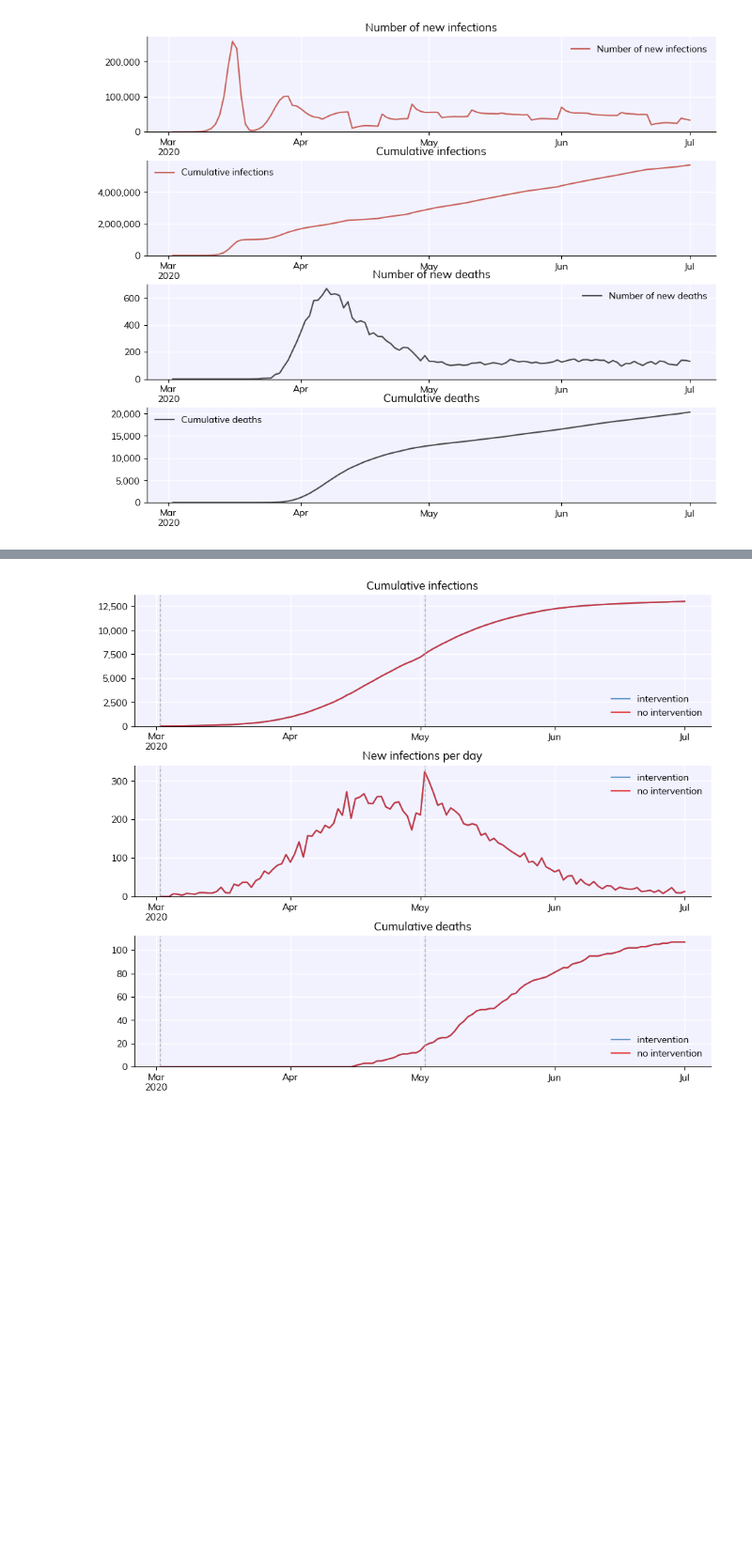
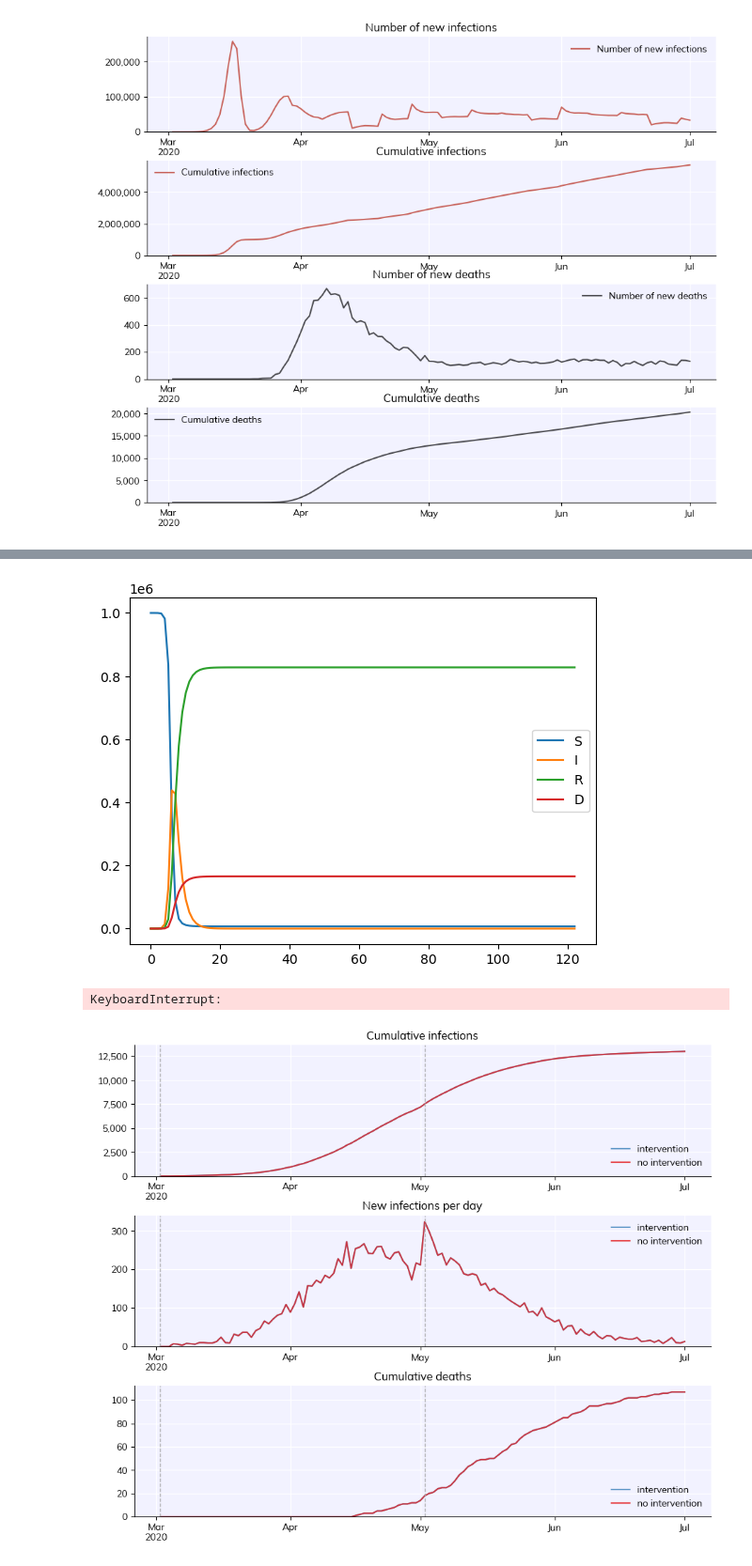
Before and after one commit to gregoirebechade/covid_internship, a Jupyter notebook: exploring.ipynb, the cells around one changed output, grey strips where cells are left out. Shown at 94% size. Saved outputs shown, nothing was run; the diff lists cells and outputs as text; code cells hidden in the pictures; blank space fills up the shorter version.

```diff
--- a/exploring.ipynb
+++ b/exploring.ipynb
@@ -115,0 +160,7 @@ pd.DataFrame({'new_deaths':new_deaths, 'n_infected':n_infected}).to_csv('deaths_
+# %%
+def derive(x, beta, N, gamma, d):
+    s=x[0]
+    i=x[1]
+    r=x[2]
+    deads=x[3]
+    return np.array([-beta*s*i/N, beta*s*i/N - gamma*i - d * i , gamma*i , d * i ])
@@ -115,0 +199,21 @@ pd.DataFrame({'new_deaths':new_deaths, 'n_infected':n_infected}).to_csv('deaths_
+# %%
+s_0=1000000 -1
+i_0=1
+r_0=0
+d_0=0
+beta=3
+gamma=0.5
+d=0.1
+t=len(y_cumul-1)
+dt=0.001
+%matplotlib inline
+S, I, R , D= run_sir([s_0, i_0, r_0, d_0], beta, gamma,d, t, dt)
+time=np.linspace(0, t, t)
+plt.plot(time, S,  label='S')
+plt.plot(time, I, label='I')
+plt.plot(time,R, label='R')
+plt.plot(time, D, label='D')
+plt.legend()
+plt.show()
+# %% [output]
+[figure, added]
@@ -116,3 +224,7 @@ pd.DataFrame({'new_deaths':new_deaths, 'n_infected':n_infected}).to_csv('deaths_
+# %%
+p, _= curve_fit(sir_for_optim, [s_0, i_0, r_0, d_0], y_cumul)
+# %% [output]
+KeyboardInterrupt:
 # %%
 # THIS CELLE ENABLES TO CHECK WHAT change_beta REALLY DOES
 
```
Also changed, not shown: parts of 13 cells of this notebook.
